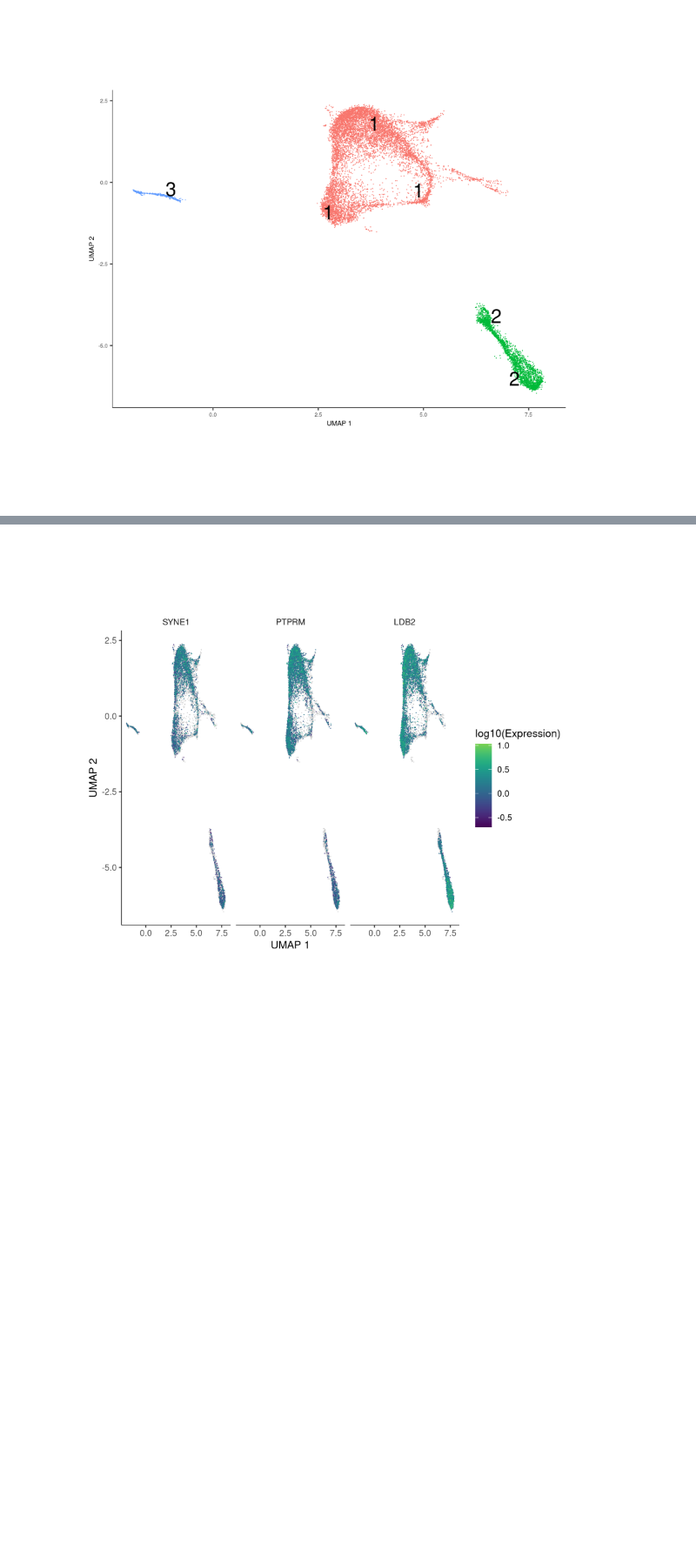
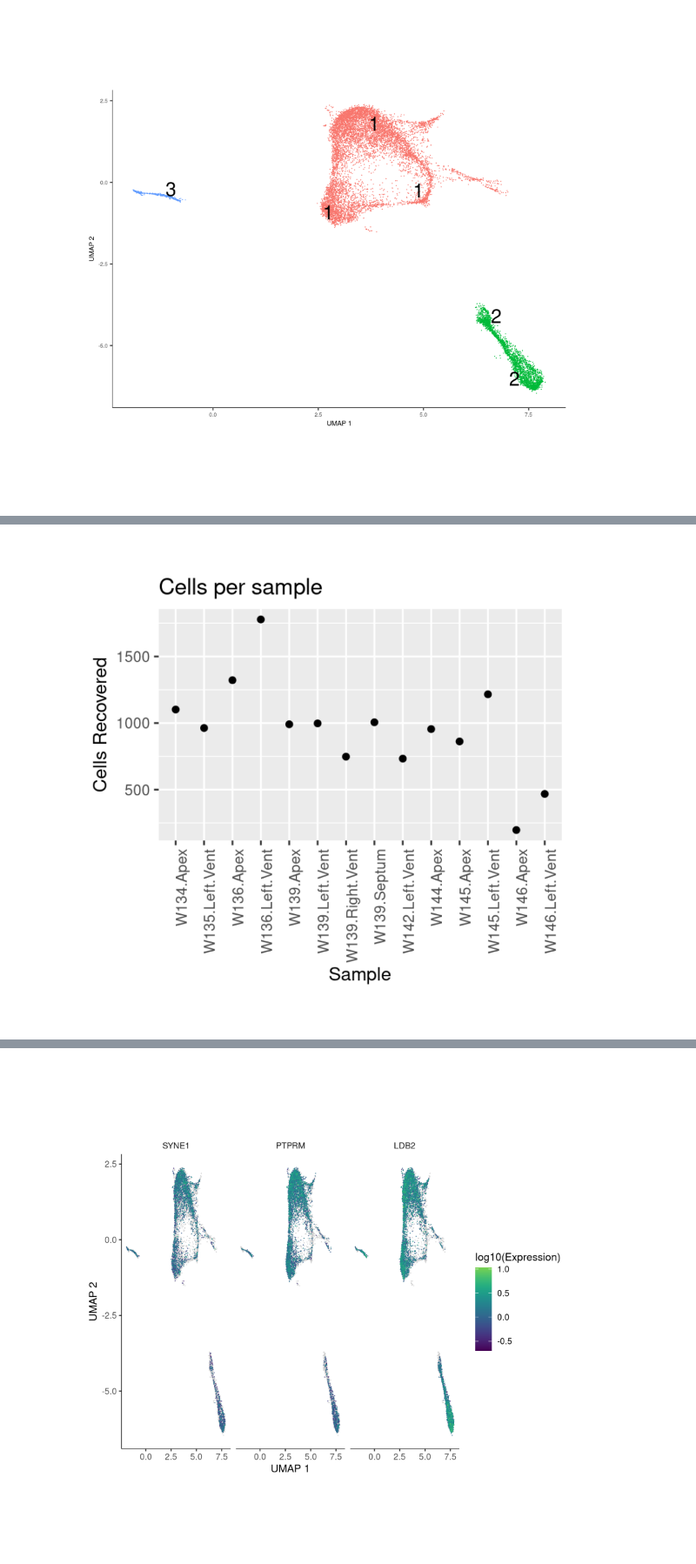
Before and after one commit to Daread/CSE512_David_Read_HW2, a Jupyter notebook: David_Read_CSE512_HW2.ipynb, the cells around one changed output, grey strips where cells are left out. Shown: that part at 87% size. Cells and saved outputs as stored; diff of their text form; code cells hidden in the pictures; blank space fills up the shorter version.

```diff
--- a/David_Read_CSE512_HW2.ipynb
+++ b/David_Read_CSE512_HW2.ipynb
@@ -23,0 +28,5 @@ grid::grid.raster(img)
+# %%
+img <- readPNG("sampleCellCountsEndoth_only_.png")
+grid::grid.raster(img)
+# %% [output]
+[figure, added]
```
Also changed, not shown: parts of 11 cells of this notebook.
